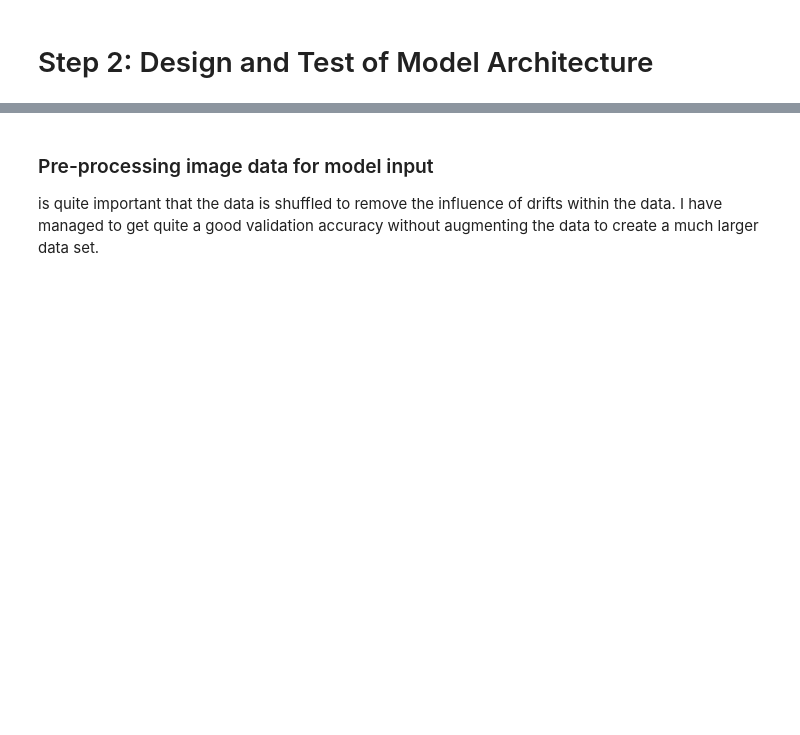
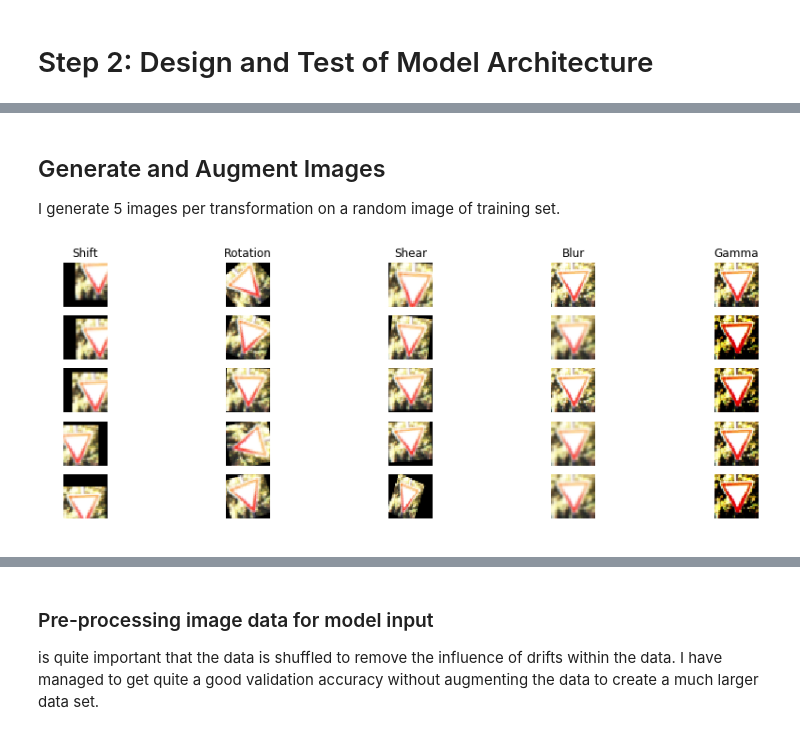
Before and after one commit to PanasheC/Traffic-Sign-Classifier, a Jupyter notebook: Traffic_Sign_Classifier.ipynb, the cells around one changed output, grey strips where cells are left out. Drawn from its saved outputs; the diff is of its cells as text; code cells hidden in the pictures; blank space fills up the shorter version.

```diff
--- a/Traffic_Sign_Classifier.ipynb
+++ b/Traffic_Sign_Classifier.ipynb
@@ -368,0 +436,31 @@ def calculate_accuracy(data_gen, data_size, batch_size, accuracy, x, y, keep_pro
+# %% [markdown]
+## Generate and Augment Images
+I generate 5 images per transformation on a random image of training set.
+# %%
+i = 22700
+sample_1 = X_train[i]
+translated_img = []
+rotated_img = []
+shear_img = []
+blur_img = []
+noise_img = []
+gamma_img=[]
+for i in range(5):
+    translated_img.append(translate(sample_1)),rotated_img.append(rotate(sample_1))
+    shear_img.append(shear(sample_1)), blur_img.append(blur(sample_1)), gamma_img.append(gamma(sample_1))
+
+row, col = 5, 5
+plt.figure(2)
+plt.subplot(row, col,1), plt.title('Shift'), plt.subplot(row, col,2), plt.title('Rotation')
+plt.subplot(row, col,3), plt.title('Shear'), plt.subplot(row, col,4), plt.title('Blur')
+plt.subplot(row, col,5), plt.title('Gamma')
+
+for i in range(5):
+    pos = 5*i
+    plt.subplot(row, col,pos+1), plt.imshow(translated_img[i]),  plt.axis('off')
+    plt.subplot(row, col,pos+2), plt.imshow(rotated_img[i]), plt.axis('off')
+    plt.subplot(row, col,pos+3), plt.imshow(shear_img[i]), plt.axis('off')
+    plt.subplot(row, col,pos+4), plt.imshow(blur_img[i]), plt.axis('off')
+    plt.subplot(row, col,pos+5), plt.imshow(gamma_img[i]), plt.axis('off')
+# %% [output]
+[figure, added]
```
Also changed, not shown: parts of 35 cells of this notebook, 20 other files.
